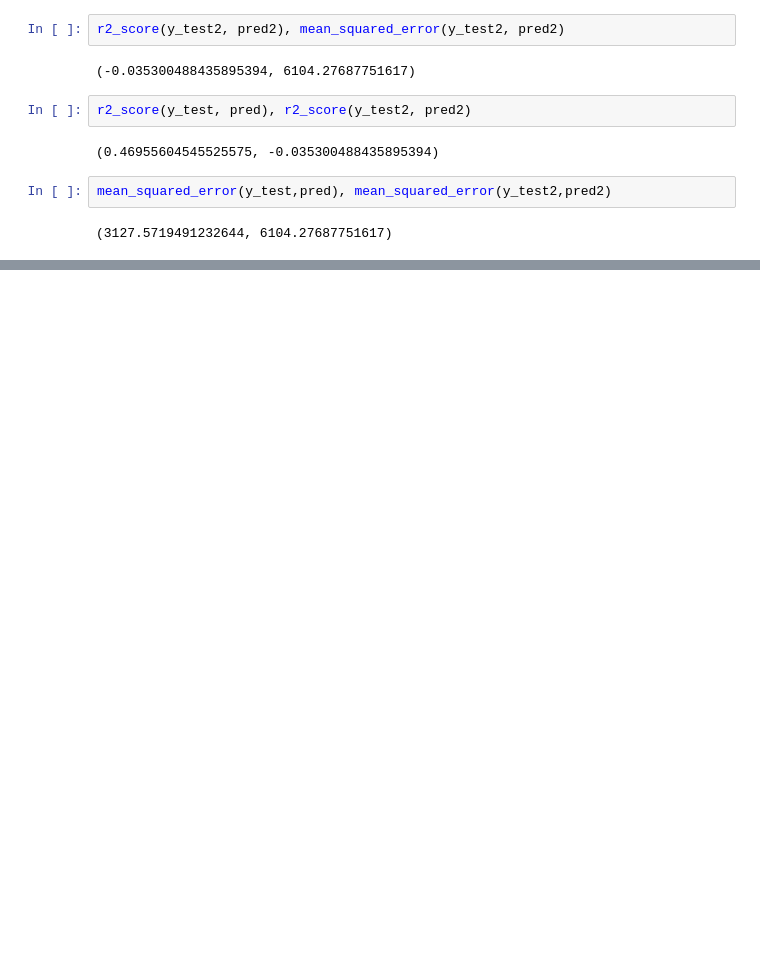
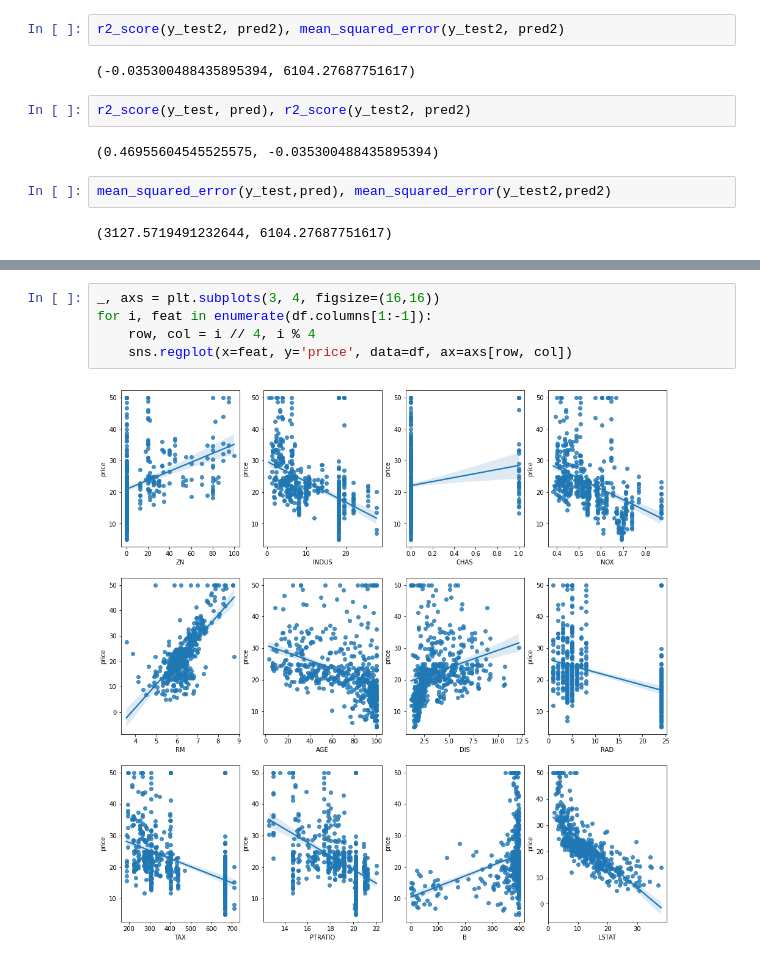
Before and after one commit to Hyosk5/ml_studying, a Jupyter notebook: edu0426_회귀.ipynb, the cells around one changed output, grey strips where cells are left out. Drawn from its saved outputs; the diff is of its cells as text; blank space fills up the shorter version.

```diff
--- a/edu0426_회귀.ipynb
+++ b/edu0426_회귀.ipynb
@@ -261,0 +307,7 @@ mean_squared_error(y_test,pred), mean_squared_error(y_test2,pred2)
+# %%
+_, axs = plt.subplots(3, 4, figsize=(16,16))
+for i, feat in enumerate(df.columns[1:-1]):
+    row, col = i // 4, i % 4
+    sns.regplot(x=feat, y='price', data=df, ax=axs[row, col])
+# %% [output]
+[figure, added]
```
Also changed, not shown: parts of 23 cells of this notebook, 7 other files.
